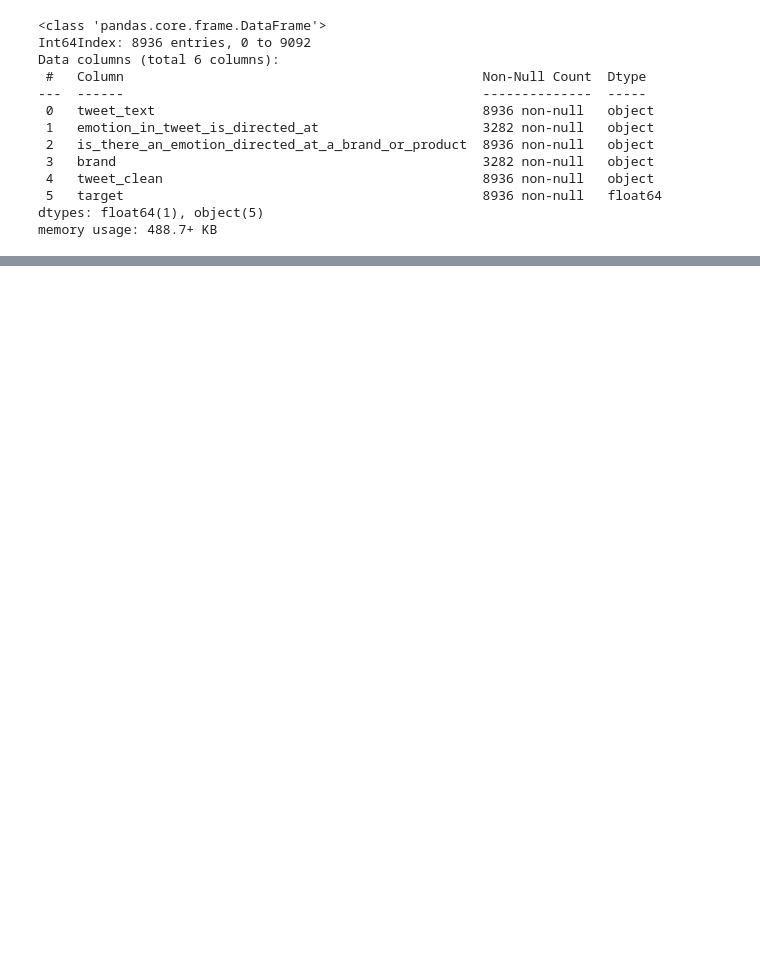
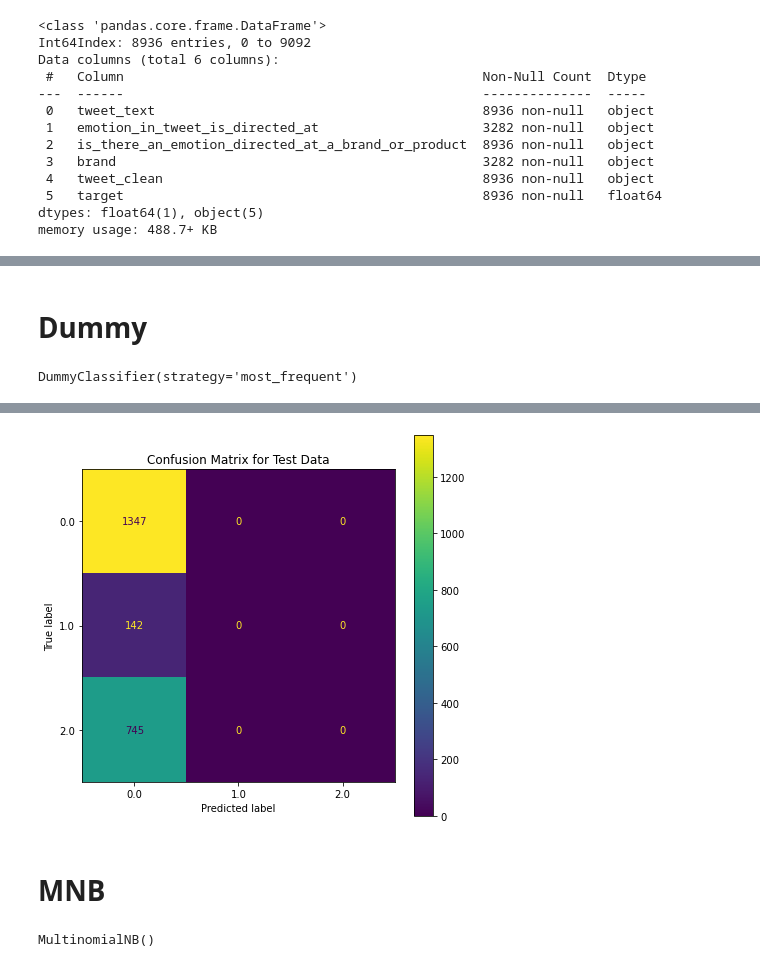
Before and after one commit to dvdhartsman/NLP-Sentiment-Analysis, a Jupyter notebook: Reyn work notebook.ipynb, the cells around one changed output, grey strips where cells are left out. Cells and saved outputs as stored; diff of their text form; code cells hidden in the pictures; blank space fills up the shorter version.

Commit message:
added multimodel and created a couple of classifiers

```diff
--- a/Reyn work notebook.ipynb
+++ b/Reyn work notebook.ipynb
@@ -175,0 +360,9 @@ X_train, X_test, y_train, y_test = train_test_split(X,y, random_state = 10)
+# %%
+tfidf_transformer = TfidfVectorizer()
+v_count_transformer = CountVectorizer()
+# %%
+X_train_tfidf = combine_train_vectorization(X_train, 'tokens', tfidf_transformer)
+X_train_vcount = combine_train_vectorization(X_train, 'tokens', v_count_transformer)
+# %%
+X_test_tfidf = combine_test_vectorization(X_test, 'tokens', tfidf_transformer)
+X_test_vcount = combine_test_vectorization(X_test, 'tokens', v_count_transformer)
@@ -175,0 +385,9 @@ X_train, X_test, y_train, y_test = train_test_split(X,y, random_state = 10)
+# %% [markdown]
+# Dummy
+# %%
+dummy.fit(X_train_tfidf,y_train)
+# %% [output]
+DummyClassifier(strategy='most_frequent')
+# %%
+dummy_0 = Mult_Model("Dummy", dummy, tfidf, X_train_tfidf, X_test_tfidf, y_train, y_test)
+# %% [output]
@@ -175,0 +396,3 @@ X_train, X_test, y_train, y_test = train_test_split(X,y, random_state = 10)
+[figure, added]
+# %% [markdown]
+# MNB
@@ -175,0 +401,4 @@ X_train, X_test, y_train, y_test = train_test_split(X,y, random_state = 10)
+# %%
+mnb.fit(X_train_tfidf, y_train)
+# %% [output]
+MultinomialNB()
```
Also changed, not shown: parts of 31 cells of this notebook, 2 other files.
